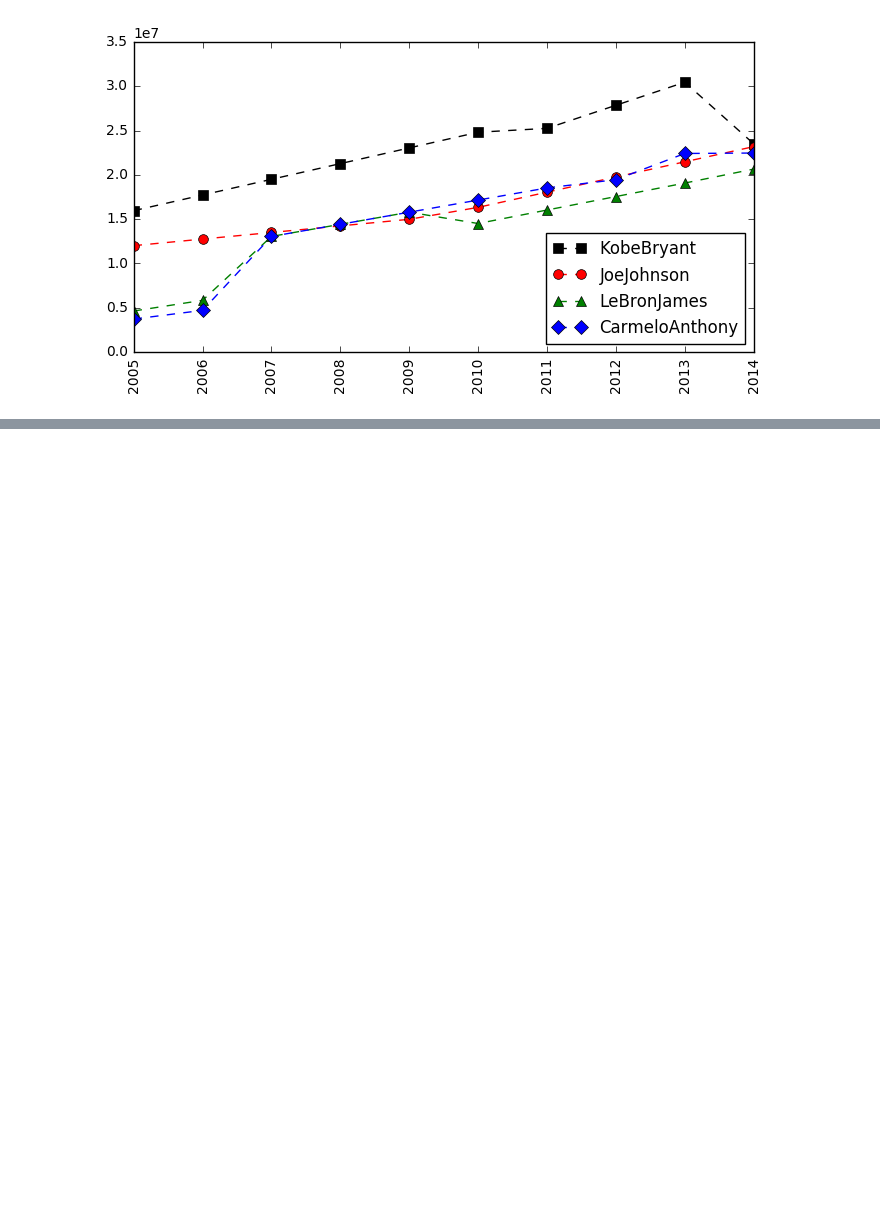
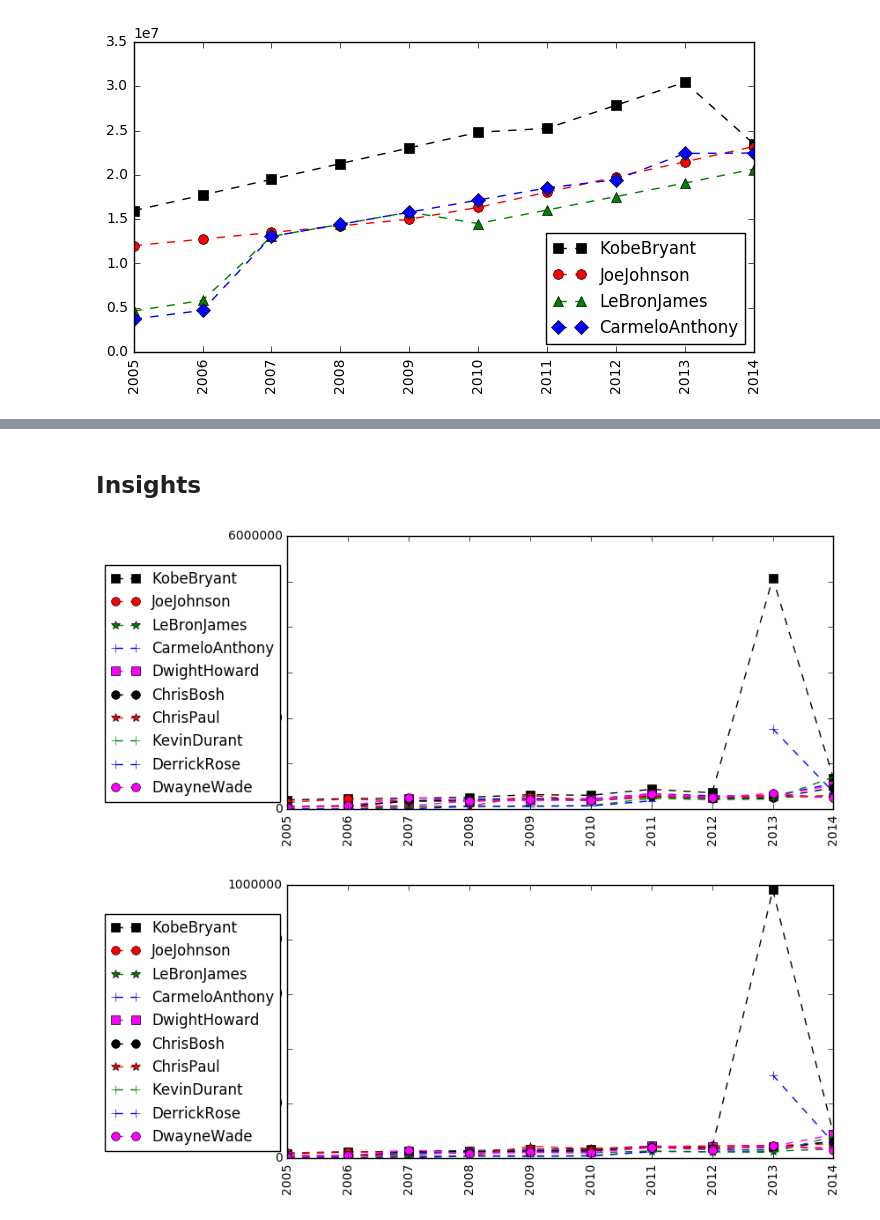
Before and after one commit to klimantje/PythonProgrammingCourse, a Jupyter notebook: Basketball Trends.ipynb, the cells around one changed output, grey strips where cells are left out. Saved outputs shown, nothing was run; the diff lists cells and outputs as text; code cells hidden in the pictures; blank space fills up the shorter version.

Commit message:
Python course insights on basketball

```diff
--- a/Basketball Trends.ipynb
+++ b/Basketball Trends.ipynb
@@ -410,0 +434,8 @@ myplot(["KobeBryant", "LeBronJames"])
+# %% [markdown]
+## Insights
+# %%
+myplot(Salary/Games) #anomaly!
+myplot(Salary/FieldGoals)
+# %% [output]
+[figure, added]
+[figure, added]
```
Also changed, not shown: parts of 12 cells of this notebook.
